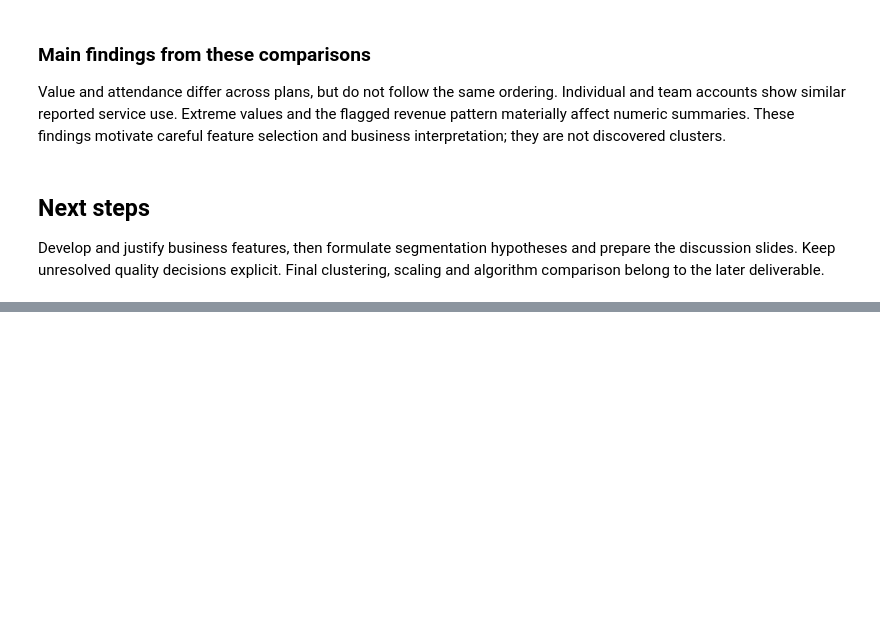
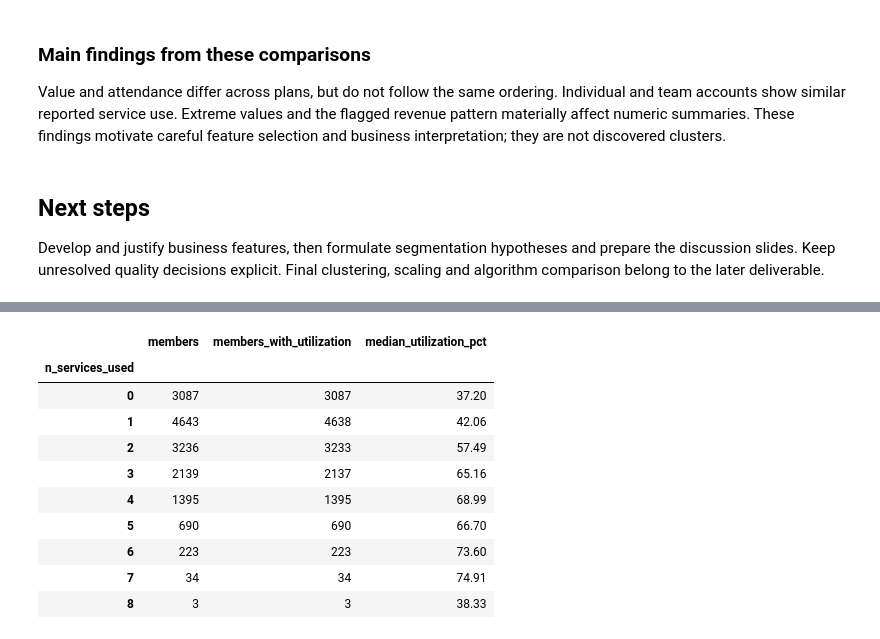
Before and after one commit to fradejoao/dataminingproject, a Jupyter notebook: notebooks/GroupXX_EDA_Code.ipynb, the cells around one changed output, grey strips where cells are left out. Drawn from its saved outputs; the diff is of its cells as text; code cells hidden in the pictures; blank space fills up the shorter version.

```diff
--- a/notebooks/GroupXX_EDA_Code.ipynb
+++ b/notebooks/GroupXX_EDA_Code.ipynb
@@ -543,0 +1101,33 @@ Develop and justify business features, then formulate segmentation hypotheses an
+# %%
+# Compare plan utilization across different service counts.
+service_utilization_summary = (
+    df.groupby("n_services_used")
+    .agg(
+        members=("member_id", "size"),
+        members_with_utilization=("utilization_rate", "count"),
+        median_utilization=("utilization_rate", "median")
+    )
+)
+
+# Express utilization as a percentage.
+service_utilization_summary["median_utilization_pct"] = (
+    service_utilization_summary["median_utilization"] * 100
+)
+
+service_utilization_summary[[
+    "members",
+    "members_with_utilization",
+    "median_utilization_pct"
+]].round(2)
+# %% [output]
+|  | members | members_with_utilization | median_utilization_pct |
+| n_services_used |  |  |  |
+| 0 | 3087 | 3087 | 37.20 |
+| 1 | 4643 | 4638 | 42.06 |
+| 2 | 3236 | 3233 | 57.49 |
+| 3 | 2139 | 2137 | 65.16 |
+| 4 | 1395 | 1395 | 68.99 |
+| 5 | 690 | 690 | 66.70 |
+| 6 | 223 | 223 | 73.60 |
+| 7 | 34 | 34 | 74.91 |
+| 8 | 3 | 3 | 38.33 |
```
Also changed, not shown: parts of 59 cells of this notebook.
